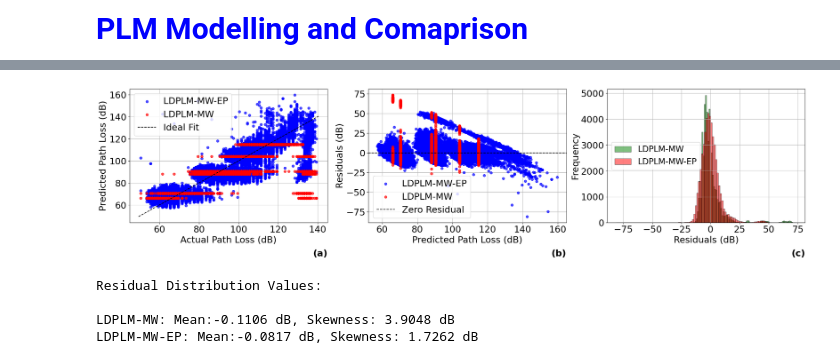
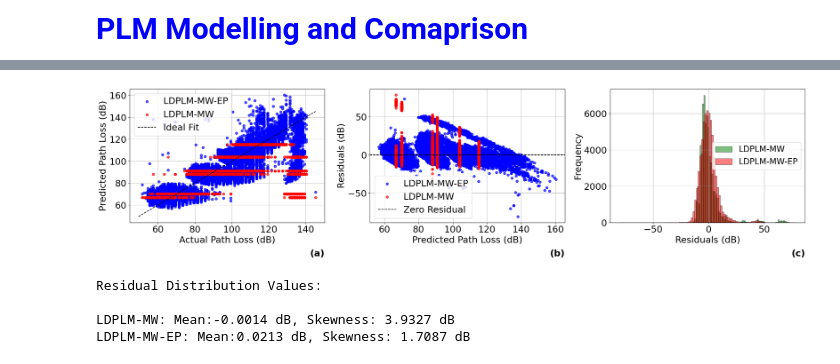
Before and after one commit to nahshonmokua/LoRaWAN-Indoor-Path-Loss-Modelling-with-MultiWall-Environment-Factors, a Jupyter notebook: LDPLM - BOTH.ipynb, the cells around one changed output, grey strips where cells are left out. Saved outputs shown, nothing was run; the diff lists cells and outputs as text; code cells hidden in the pictures.

Commit message:
MORE DATA AND NEW MODEL EQUATIONS/PARAMETERS

```diff
--- a/LDPLM - BOTH.ipynb
+++ b/LDPLM - BOTH.ipynb
@@ -32,11 +28,11 @@ c_walls_mw = df['c_walls'].values    # Number of brick walls
 w_walls_mw = df['w_walls'].values    # Number of wood walls
 PL_mw = df['exp_pl'].values          # Experimental path loss in dB
 
-# Define the enhanced Log-Distance Path Loss Model with separate wall losses
+# Define the Log-Distance Path Loss Model with Multi-Wall alone.
 def log_distance_path_loss_separate_walls(x, PL_d0, n, L_c, L_w):
     d, c_walls, w_walls = x
     d0 = 1  # Reference distance in meters
-    return PL_d0 + 10 * n * np.log10(d / d0) + c_walls * L_c + w_walls * L_w
+    return (PL_d0 + 10 * n * np.log10(d / d0) + c_walls * L_c + w_walls * L_w)
 
 # Split the data into training and testing sets (80-20 split)
 d_train_mw, d_test_mw, c_walls_train_mw, c_walls_test_mw, w_walls_train_mw, w_walls_test_mw, PL_train_mw, PL_test_mw = train_test_split(
@@ -55,7 +51,7 @@ popt_mw, pcov_mw = curve_fit(
     x_train_mw,
     PL_train_mw,
     p0=initial_guesses_mw,
-    maxfev=10000  #  To be increased if convergence issues arise
+    maxfev=100000  #  To be increased if convergence issues arise
 )
 
 # Extract the fitted parameters for LDPLM-MW
@@ -74,9 +70,9 @@ sigma_mw = np.std(shadowing_train_mw)
 rmse_mw = np.sqrt(mean_squared_error(PL_test_mw, PL_pred_mw))
 r_squared_mw = r2_score(PL_test_mw, PL_pred_mw)
 
-# Calculate RMSE and R-squared on Training Set
 # Calculate RMSE for LDPLM-MW on Training Set
 rmse_train_mw = np.sqrt(mean_squared_error(PL_train_mw, PL_train_pred_mw))
+
 # Calculate R-squared for LDPLM-MW on Training Set
 r_squared_train_mw = r2_score(PL_train_mw, PL_train_pred_mw)
 # %%
@@ -98,22 +94,21 @@ pm25_ep = df['pm25'].values
 pressure_ep = df['pressure'].values
 temperature_ep = df['temperature'].values
 
-# New parameters
-frequency_ep = df['frequency'].values  # Frequency in MHz
+# SNR parameter
 snr_ep = df['snr'].values              # Signal-to-Noise Ratio
 
-# Define the enhanced Log-Distance Path Loss Model with frequency and SNR
-def log_distance_path_loss_with_freq_snr(x, PL_d0, n, L_c, L_w, a_co2, a_hum, a_pm25, a_pres, a_temp, k_snr):
-    d, c_walls, w_walls, co2, humidity, pm25, pressure, temperature, frequency, snr = x
+# Define the enhanced Log-Distance Path Loss Model with Environmental Parameters
+def log_distance_path_loss_with_env_params(x, PL_d0, n, L_c, L_w, a_co2, a_hum, a_pm25, a_pres, a_temp, k_snr):
+    d, c_walls, w_walls, co2, humidity, pm25, pressure, temperature, snr = x
     d0 = 1  # Reference distance in meters
     return (PL_d0 + 10 * n * np.log10(d / d0) + c_walls * L_c + w_walls * L_w +
             a_co2 * co2 + a_hum * humidity + a_pm25 * pm25 +
-            a_pres * pressure + a_temp * temperature +
-            20 * np.log10(frequency) - snr * k_snr)
+            a_pres * pressure + a_temp * temperature -
+            snr * k_snr)
 
 # Split the data into training and testing sets (80-20 split)
 split = train_test_split(
-    d_ep, c_walls_ep, w_walls_ep, PL_ep, co2_ep, humidity_ep, pm25_ep, pressure_ep, temperature_ep, frequency_ep, snr_ep,
+    d_ep, c_walls_ep, w_walls_ep, PL_ep, co2_ep, humidity_ep, pm25_ep, pressure_ep, temperature_ep, snr_ep,
     test_size=0.2, random_state=50
 )
 
@@ -127,14 +122,13 @@ split = train_test_split(
     pm25_train_ep, pm25_test_ep,
     pressure_train_ep, pressure_test_ep,
     temperature_train_ep, temperature_test_ep,
-    frequency_train_ep, frequency_test_ep,
     snr_train_ep, snr_test_ep
 ) = split
 
 # Define input for curve_fit
 x_train_ep = (
     d_train_ep, c_walls_train_ep, w_walls_train_ep, co2_train_ep, humidity_train_ep, pm25_train_ep,
-    pressure_train_ep, temperature_train_ep, frequency_train_ep, snr_train_ep
+    pressure_train_ep, temperature_train_ep, snr_train_ep
 )
 
 # Initial guesses for PL_d0, n, L_c, L_w, and environmental factors, and SNR coefficient
@@ -142,11 +136,11 @@ initial_guesses_ep = [30, 2, 5, 3, 0.01, 0.01, 0.01, 0.01, 0.01, 1]  # Can be ad
 
 # Perform curve fitting
 popt_ep, pcov_ep = curve_fit(
-    log_distance_path_loss_with_freq_snr,
+    log_distance_path_loss_with_env_params,
     x_train_ep,
     PL_train_ep,
     p0=initial_guesses_ep,
-    maxfev=10000  # To be increased if convergence issues arise
+    maxfev=100000  # To be increased if convergence issues arise
 )
 
 # Extract the fitted parameters for LDPLM-MW-EP
@@ -155,14 +149,14 @@ PL_d0_ep, n_ep, L_c_ep, L_w_ep, a_co2_ep, a_hum_ep, a_pm25_ep, a_pres_ep, a_temp
 # Predict path loss for the test set
 x_test_ep = (
     d_test_ep, c_walls_test_ep, w_walls_test_ep, co2_test_ep, humidity_test_ep, pm25_test_ep,
-    pressure_test_ep, temperature_test_ep, frequency_test_ep, snr_test_ep
+    pressure_test_ep, temperature_test_ep, snr_test_ep
 )
-PL_pred_ep = log_distance_path_loss_with_freq_snr(
+PL_pred_ep = log_distance_path_loss_with_env_params(
     x_test_ep, PL_d0_ep, n_ep, L_c_ep, L_w_ep, a_co2_ep, a_hum_ep, a_pm25_ep, a_pres_ep, a_temp_ep, k_snr_ep
 )
 
 # Calculate the shadowing component for the training set
-PL_train_pred_ep = log_distance_path_loss_with_freq_snr(
+PL_train_pred_ep = log_distance_path_loss_with_env_params(
     x_train_ep, PL_d0_ep, n_ep, L_c_ep, L_w_ep, a_co2_ep, a_hum_ep, a_pm25_ep, a_pres_ep, a_temp_ep, k_snr_ep
 )
 shadowing_train_ep = PL_train_ep - PL_train_pred_ep
@@ -173,9 +167,7 @@ rmse_ep = np.sqrt(mean_squared_error(PL_test_ep, PL_pred_ep))
 r_squared_ep = r2_score(PL_test_ep, PL_pred_ep)
 
 # Calculate RMSE and R-squared on Training Set
-# Calculate RMSE for LDPLM-MW-EP on Training Set
 rmse_train_ep = np.sqrt(mean_squared_error(PL_train_ep, PL_train_pred_ep))
-# Calculate R-squared for LDPLM-MW-EP on Training Set
 r_squared_train_ep = r2_score(PL_train_ep, PL_train_pred_ep)
 # %%
 # -------------------------------
@@ -406,39 +398,39 @@ ax3.hist(residuals_ep, bins=100, alpha=0.5, label='LDPLM-MW-EP', color='red', ed
 ax3.set_xlabel('Residuals (dB)', fontsize=22)
 ax3.set_ylabel('Frequency', fontsize=22)
 # ax3.set_title('Histogram of Residuals Comparison')
-ax3.legend(fontsize=20, loc='center left')
+ax3.legend(fontsize=20, loc='center right')
 ax3.grid(True)
 # Increase tick label font size to 22
 ax3.tick_params(axis='both', which='major', labelsize=22)
 # Add itemize label to the subplot
 ax3.text(1, -0.2, '(c)', transform=ax3.transAxes, fontsize=22, fontweight='bold', va='top', ha='right')
 
 # Adjust layout to prevent overlapping
 plt.tight_layout()
 # Save the combined figure
 plt.savefig('../all_data_files/All_Plots_as_Subplots.png', dpi=1000)
 plt.show()
 
 # Convert numpy arrays to pandas Series
 residuals_mw = pd.Series(residuals_mw)
 residuals_ep = pd.Series(residuals_ep)
 
 # Residual Distribution Values
 resid_mean_mw = round(residuals_mw.mean(), 4)
 resid_skew_mw = round(residuals_mw.skew(), 4)
 
 resid_mean_ep = round(residuals_ep.mean(), 4)
 resid_skew_ep = round(residuals_ep.skew(), 4)
 
 print(f'\nResidual Distribution Values:')
 print(f'\nLDPLM-MW: Mean:{resid_mean_mw} dB, Skewness: {resid_skew_mw} dB')
 print(f'LDPLM-MW-EP: Mean:{resid_mean_ep} dB, Skewness: {resid_skew_ep} dB')
 # %% [output]
-[figure, old version]
+[figure, new version]
 Residual Distribution Values:
 
-LDPLM-MW: Mean:-0.1106 dB, Skewness: 3.9048 dB
-LDPLM-MW-EP: Mean:-0.0817 dB, Skewness: 1.7262 dB
+LDPLM-MW: Mean:-0.0014 dB, Skewness: 3.9327 dB
+LDPLM-MW-EP: Mean:0.0213 dB, Skewness: 1.7087 dB
 # %%
 # -------------------------------
 # Section 5: Cross-Validation
```
Also changed, not shown: parts of 4 cells of this notebook, 5 other files.
